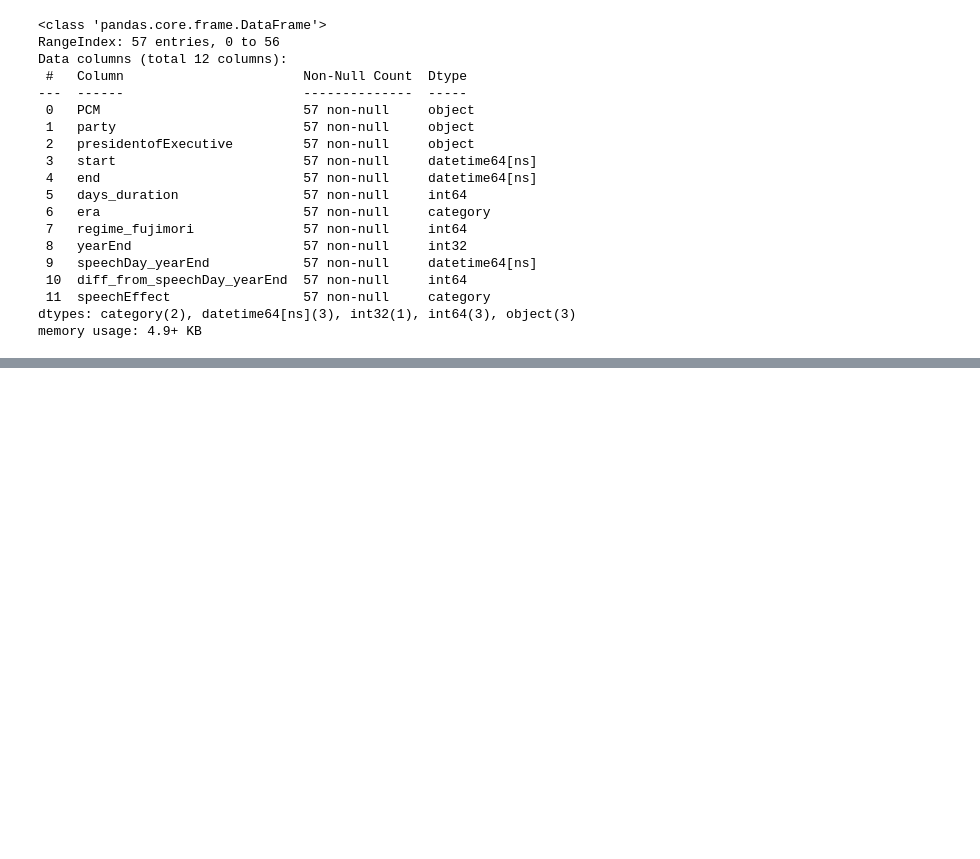
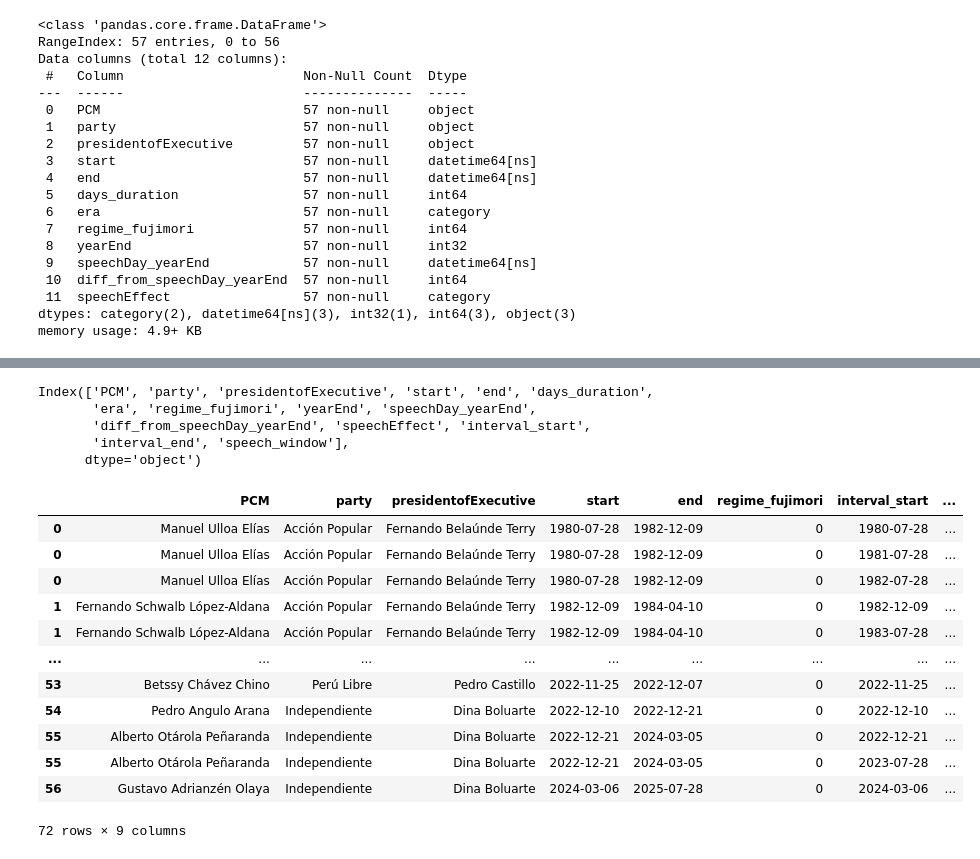
Before and after one commit to PULSO-PUCP/premieres, a Jupyter notebook: scrapePrimer.ipynb, the cells around one changed output, grey strips where cells are left out. Saved outputs shown, nothing was run; the diff lists cells and outputs as text; code cells hidden in the pictures; blank space fills up the shorter version.

```diff
--- a/scrapePrimer.ipynb
+++ b/scrapePrimer.ipynb
@@ -845,0 +924,25 @@ primesmodel.to_pickle('primesmodel.pkl')
+# %%
+intervals.columns
+# %% [output]
+Index(['PCM', 'party', 'presidentofExecutive', 'start', 'end', 'days_duration',
+       'era', 'regime_fujimori', 'yearEnd', 'speechDay_yearEnd',
+       'diff_from_speechDay_yearEnd', 'speechEffect', 'interval_start',
+       'interval_end', 'speech_window'],
+      dtype='object')
+# %%
+AG_intervals=intervals.loc[:,['PCM', 'party', 'presidentofExecutive','start', 'end' ,'regime_fujimori', 'interval_start','interval_end', 'speech_window']]
+AG_intervals
+# %% [output]
+|  | PCM | party | presidentofExecutive | start | end | regime_fujimori | interval_start | ... |
+| 0 | Manuel Ulloa Elías | Acción Popular | Fernando Belaúnde Terry | 1980-07-28 | 1982-12-09 | 0 | 1980-07-28 | ... |
+| 0 | Manuel Ulloa Elías | Acción Popular | Fernando Belaúnde Terry | 1980-07-28 | 1982-12-09 | 0 | 1981-07-28 | ... |
+| 0 | Manuel Ulloa Elías | Acción Popular | Fernando Belaúnde Terry | 1980-07-28 | 1982-12-09 | 0 | 1982-07-28 | ... |
+| 1 | Fernando Schwalb López-Aldana | Acción Popular | Fernando Belaúnde Terry | 1982-12-09 | 1984-04-10 | 0 | 1982-12-09 | ... |
+| 1 | Fernando Schwalb López-Aldana | Acción Popular | Fernando Belaúnde Terry | 1982-12-09 | 1984-04-10 | 0 | 1983-07-28 | ... |
+| ... | ... | ... | ... | ... | ... | ... | ... | ... |
+| 53 | Betssy Chávez Chino | Perú Libre | Pedro Castillo | 2022-11-25 | 2022-12-07 | 0 | 2022-11-25 | ... |
+| 54 | Pedro Angulo Arana | Independiente | Dina Boluarte | 2022-12-10 | 2022-12-21 | 0 | 2022-12-10 | ... |
+| 55 | Alberto Otárola Peñaranda | Independiente | Dina Boluarte | 2022-12-21 | 2024-03-05 | 0 | 2022-12-21 | ... |
+| 55 | Alberto Otárola Peñaranda | Independiente | Dina Boluarte | 2022-12-21 | 2024-03-05 | 0 | 2023-07-28 | ... |
+| 56 | Gustavo Adrianzén Olaya | Independiente | Dina Boluarte | 2024-03-06 | 2025-07-28 | 0 | 2024-03-06 | ... |
+72 rows × 9 columns
```
Also changed, not shown: parts of 7 cells of this notebook, 2 other files.
